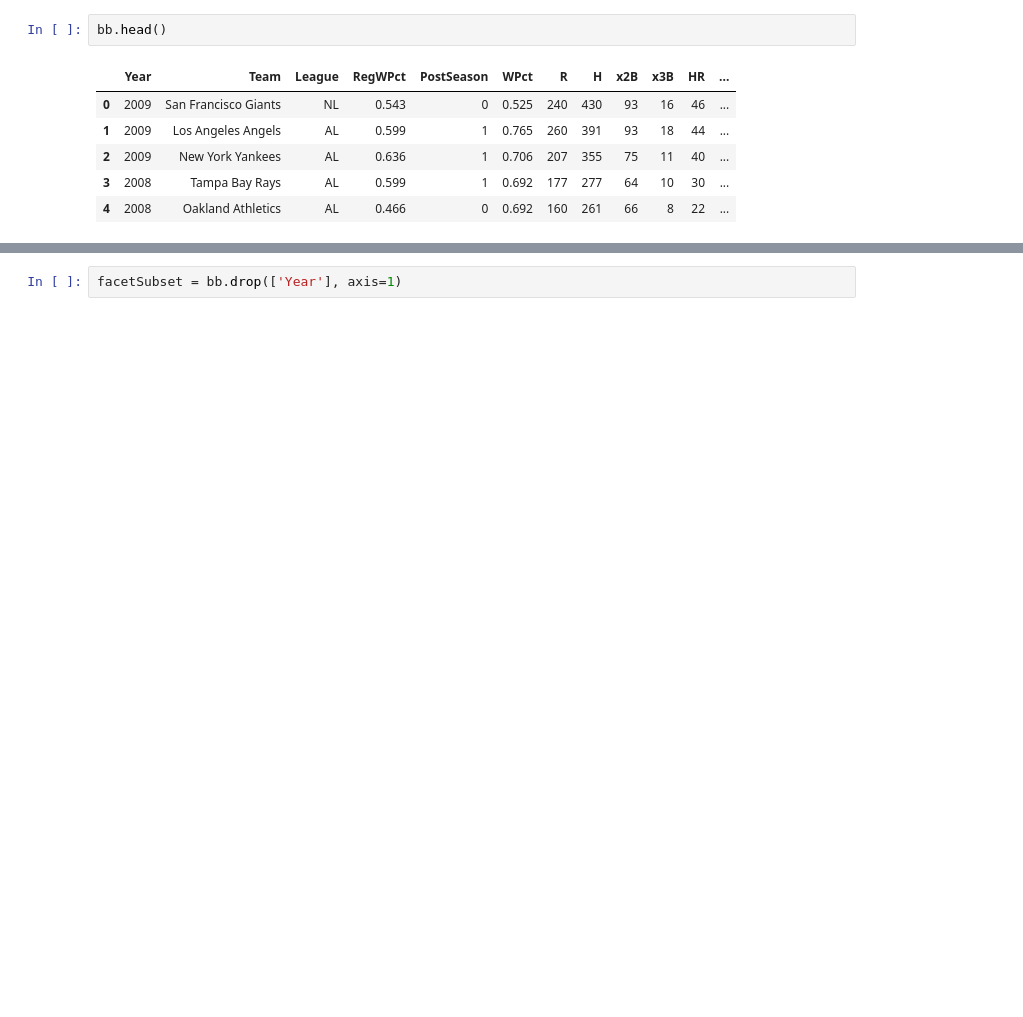
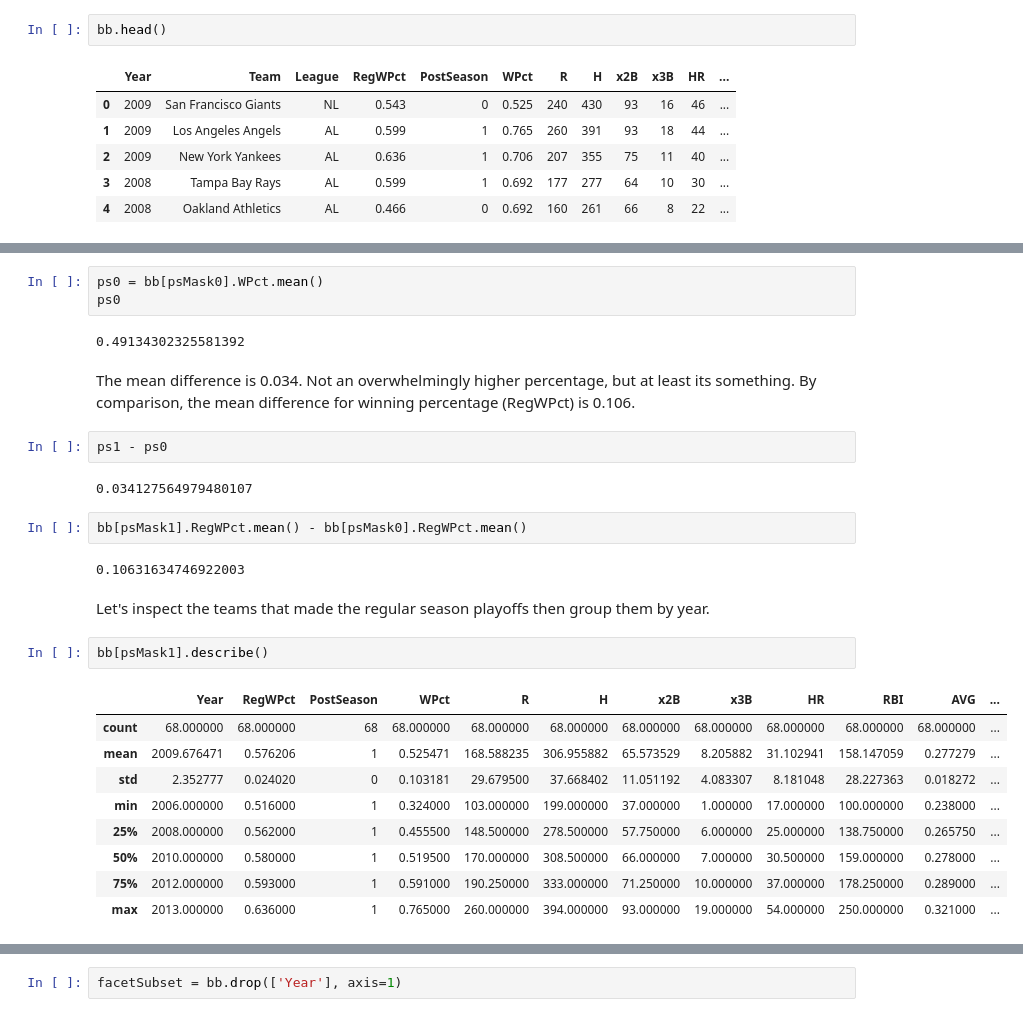
Before and after one commit to mgolafshar/baseball_project, a Jupyter notebook: Baseball Analysis.ipynb, the cells around one changed output, grey strips where cells are left out. Cells and saved outputs as stored; diff of their text form; blank space fills up the shorter version.

```diff
--- a/Baseball Analysis.ipynb
+++ b/Baseball Analysis.ipynb
@@ -136,0 +141,29 @@ bb.head()
+# %%
+ps0 = bb[psMask0].WPct.mean()
+ps0
+# %% [output]
+0.49134302325581392
+# %% [markdown]
+The mean difference is 0.034. Not an overwhelmingly higher percentage, but at least its something. By comparison, the mean difference for winning percentage (RegWPct) is 0.106.
+# %%
+ps1 - ps0
+# %% [output]
+0.034127564979480107
+# %%
+bb[psMask1].RegWPct.mean() - bb[psMask0].RegWPct.mean()
+# %% [output]
+0.10631634746922003
+# %% [markdown]
+Let's inspect the teams that made the regular season playoffs then group them by year.
+# %%
+bb[psMask1].describe()
+# %% [output]
+|  | Year | RegWPct | PostSeason | WPct | R | H | x2B | x3B | HR | RBI | AVG | ... |
+| count | 68.000000 | 68.000000 | 68 | 68.000000 | 68.000000 | 68.000000 | 68.000000 | 68.000000 | 68.000000 | 68.000000 | 68.000000 | ... |
+| mean | 2009.676471 | 0.576206 | 1 | 0.525471 | 168.588235 | 306.955882 | 65.573529 | 8.205882 | 31.102941 | 158.147059 | 0.277279 | ... |
+| std | 2.352777 | 0.024020 | 0 | 0.103181 | 29.679500 | 37.668402 | 11.051192 | 4.083307 | 8.181048 | 28.227363 | 0.018272 | ... |
+| min | 2006.000000 | 0.516000 | 1 | 0.324000 | 103.000000 | 199.000000 | 37.000000 | 1.000000 | 17.000000 | 100.000000 | 0.238000 | ... |
+| 25% | 2008.000000 | 0.562000 | 1 | 0.455500 | 148.500000 | 278.500000 | 57.750000 | 6.000000 | 25.000000 | 138.750000 | 0.265750 | ... |
+| 50% | 2010.000000 | 0.580000 | 1 | 0.519500 | 170.000000 | 308.500000 | 66.000000 | 7.000000 | 30.500000 | 159.000000 | 0.278000 | ... |
+| 75% | 2012.000000 | 0.593000 | 1 | 0.591000 | 190.250000 | 333.000000 | 71.250000 | 10.000000 | 37.000000 | 178.250000 | 0.289000 | ... |
+| max | 2013.000000 | 0.636000 | 1 | 0.765000 | 260.000000 | 394.000000 | 93.000000 | 19.000000 | 54.000000 | 250.000000 | 0.321000 | ... |
```
Also changed, not shown: parts of 33 cells of this notebook.
